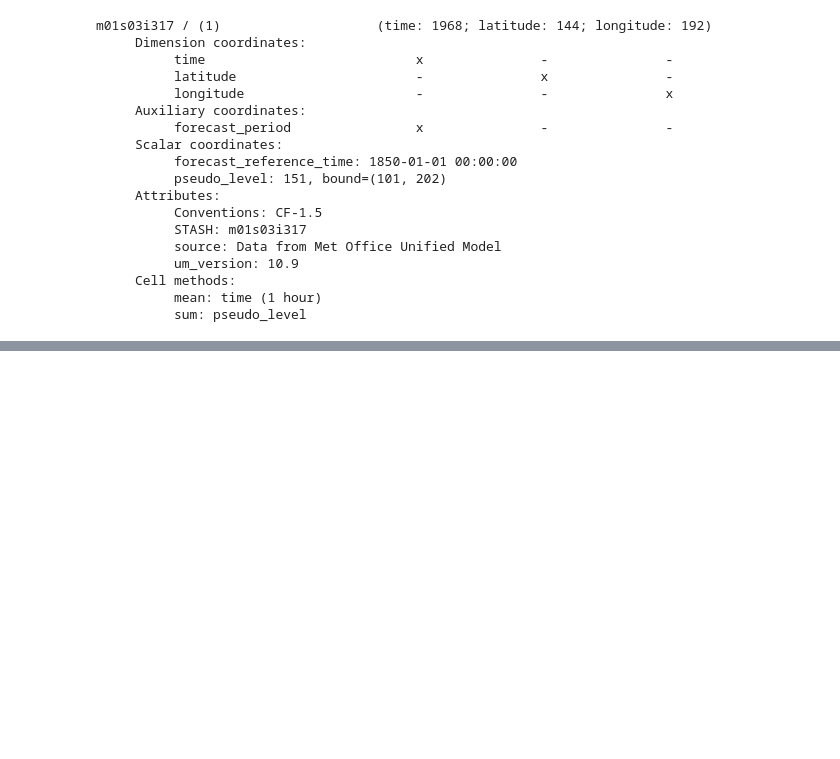
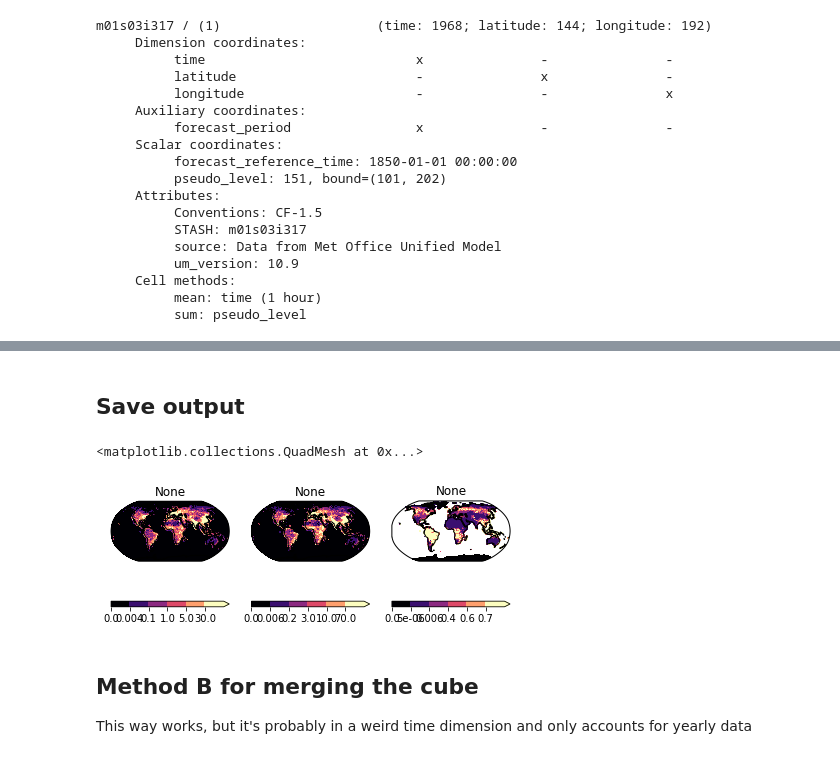
Before and after one commit to douglask3/UKESM-ConFire, a Jupyter notebook: notebooks/pop_dens_regrid.ipynb, the cells around one changed output, grey strips where cells are left out. Cells and saved outputs as stored; diff of their text form; code cells hidden in the pictures; blank space fills up the shorter version.

```diff
--- a/notebooks/pop_dens_regrid.ipynb
+++ b/notebooks/pop_dens_regrid.ipynb
@@ -44,7 +41,7 @@ We're going to use the time structure from another variable and add in 12 months
 dir_temp = '../data/UKESM/retrieved_codes/1850-2014/'
 tree_file = 'treeCover1851-2014.nc'
 tree = iris.load_cube(dir_temp + tree_file)
-template = tree
+template = tree.copy()
 print(template)
 
 # Load mask cube
@@ -77,4 +74,7 @@ The cubes can't be merged in their current state, so we're going to write over t
 # %%
-pop = iris.load_cube(dir + 'PD_HYDEv3.2_1851.nc')
-for i in range(12):
-    template.data[i,:,:] = pop.collapsed('time', iris.analysis.MEAN).data
+j = 0
+for y in year:
+    pop = iris.load_cube(dir + 'PD_HYDEv3.2_' + str(y) + '.nc')
+    for i in range(12):
+        template.data[j,:,:] = pop.collapsed('time', iris.analysis.MEAN).data
+        j += 1
@@ -88,0 +102,2 @@ print(tree.data[1,:,:].mean())
+# %% [markdown]
+## Save output
@@ -89,3 +107,17 @@ print(tree.data[1,:,:].mean())
+# %%
+# plot_lonely_cube(pop[0], 1, 3, 2, cmap='magma', levels = None)
+# plot_lonely_cube(template[2], 1, 3, 1, cmap='magma', levels = None)
+# plot_lonely_cube(tree[2], 1, 3, 3, cmap='magma', levels = None)
+
+plot_lonely_cube(template.collapsed(['time'], iris.analysis.MEAN), 1, 3, 1, cmap='magma', levels = None)
+plot_lonely_cube(pop.collapsed(['time'], iris.analysis.MEAN), 1, 3, 2, cmap='magma', levels = None)
+plot_lonely_cube(tree.collapsed(['time'], iris.analysis.MEAN), 1, 3, 3, cmap='magma', levels = None)
+# %% [output]
+<matplotlib.collections.QuadMesh at 0x...>
+[figure, added]
+# %% [markdown]
+## Method B for merging the cube
+This way works, but it's probably in a weird time dimension and only accounts for yearly data
 # %%
 dir = '../data/pop_dens/'
 
```
Also changed, not shown: parts of 5 cells of this notebook, 3 other files.
